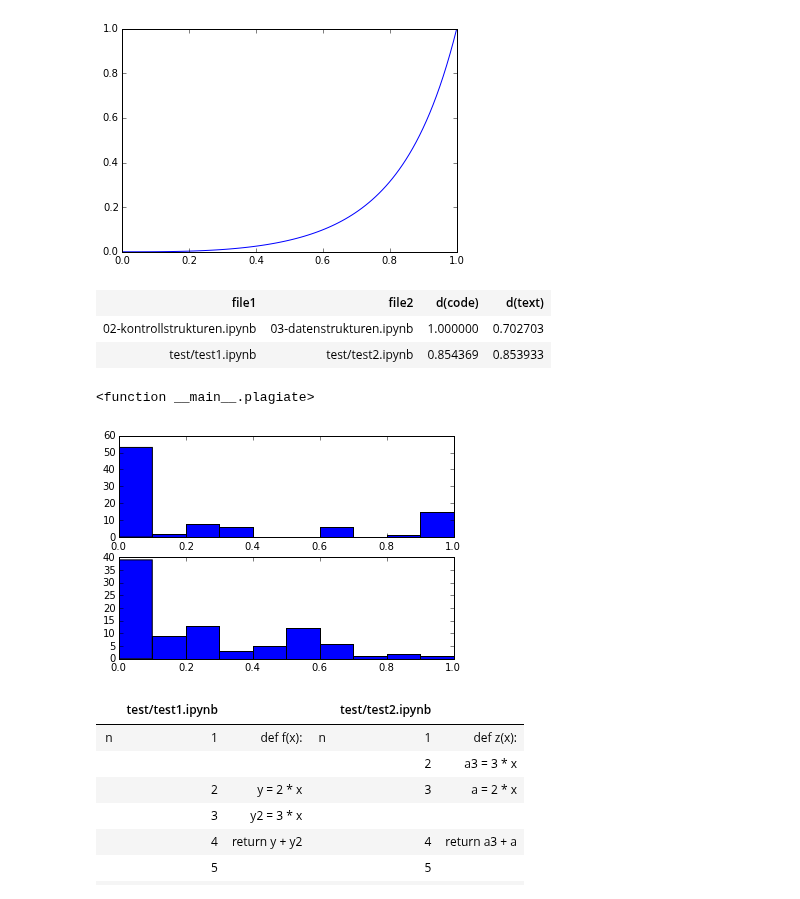
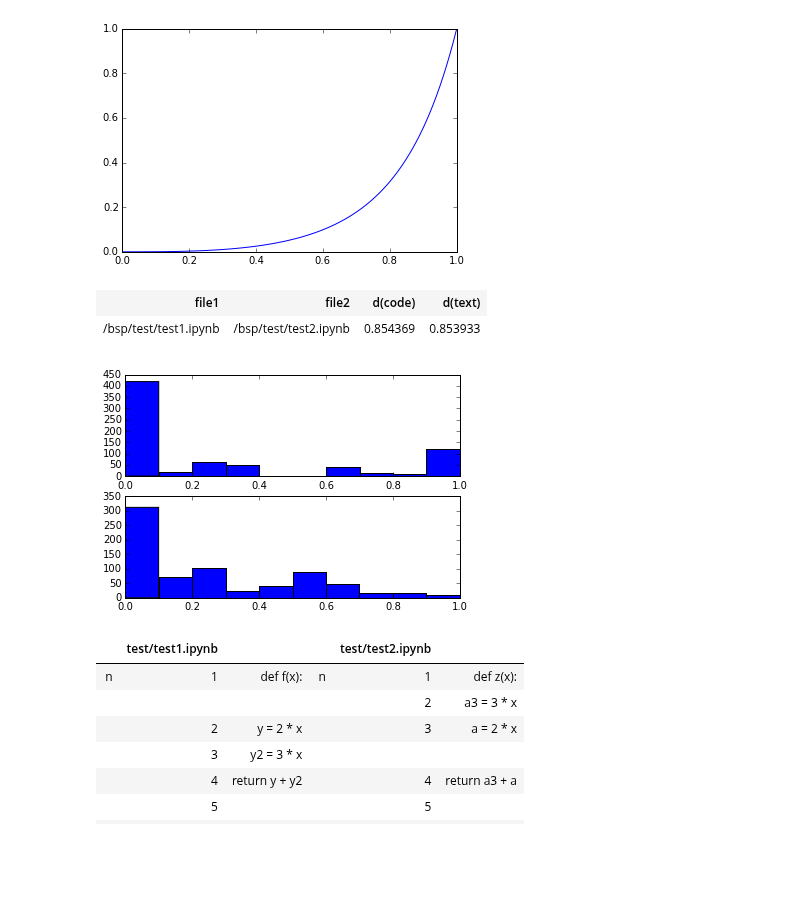
Before and after one commit to haraldschilly/python-fuer-mathematiker, a Jupyter notebook: bsp/plagiatsuche.ipynb, the cells around one changed output. Saved outputs shown, nothing was run; the diff lists cells and outputs as text; code cells hidden in the pictures; blank space fills up the shorter version.

```diff
--- a/bsp/plagiatsuche.ipynb
+++ b/bsp/plagiatsuche.ipynb
@@ -117,6 +117,7 @@ text_distances = []
 code_distances = []
 
 def plagiate(root, threshold = .7, show_all=False):
+    root = os.path.abspath(root)
     codes = {}
     texts = {}
     output = ""
@@ -127,7 +128,7 @@ def plagiate(root, threshold = .7, show_all=False):
             if not filename.endswith(".ipynb"):
                 continue
             fn = os.path.normpath(os.path.join(root, path, filename))
-            codes[fn] = extract(fn)
+            codes[fn[len(root):]] = extract(fn)
     for (k1, (c1, t1)), (k2, (c2, t2)) in it.combinations(sorted(codes.iteritems()), 2):
         #print levenshtein.ratio(c1, c2)
 
@@ -142,30 +143,26 @@ def plagiate(root, threshold = .7, show_all=False):
         if not show_all and d < threshold:
             continue
 
-        cls = "class='hit'" if d > threshold else ''
+        cls = "class='hit'" if d >= threshold else ''
         output += "<tr {} style='background:{}'>\
             <td>{}</td><td>{}</td><td>{:4f}</td><td>{:4f}</td></tr>".format(cls, color, k1, k2, d_code, d_text)
 
     display(HTML("""<table class='plagiate'>
                  <tr><th>file1</th><th>file2</th><th>d(code)</th><th>d(text)</th></tr>"""
                  + output + "</table>"))
+
+    fig = plt.figure()
+    f1 = fig.add_subplot(2,1,1)
+    f2 = fig.add_subplot(2,1,2)
+    _ = f1.hist(code_distances)
+    _ = f2.hist(text_distances)
 # %%
 from IPython.html.widgets import interact, fixed
-interact(plagiate, root=fixed("."), threshold=(0, 1, 0.01), show_all=False)
+interact(plagiate, root=fixed(".."), threshold=(0, 1, 0.01), show_all=False)
 # %% [output]
 | file1 | file2 | d(code) | d(text) |
-| 02-kontrollstrukturen.ipynb | 03-datenstrukturen.ipynb | 1.000000 | 0.702703 |
-| test/test1.ipynb | test/test2.ipynb | 0.854369 | 0.853933 |
+| /bsp/test/test1.ipynb | /bsp/test/test2.ipynb | 0.854369 | 0.853933 |
-<function __main__.plagiate>
+[figure, added]
-# %%
-%matplotlib inline
-import matplotlib.pyplot as plt
-f1 = plt.subplot(2,1,1)
-f2 = plt.subplot(2,1,2)
-_ = f1.hist(code_distances)
-_ = f2.hist(text_distances)
-# %% [output]
-[figure, removed]
 # %%
 def showdiff(fn1, fn2):
     htmldiff = HtmlDiff()
```
